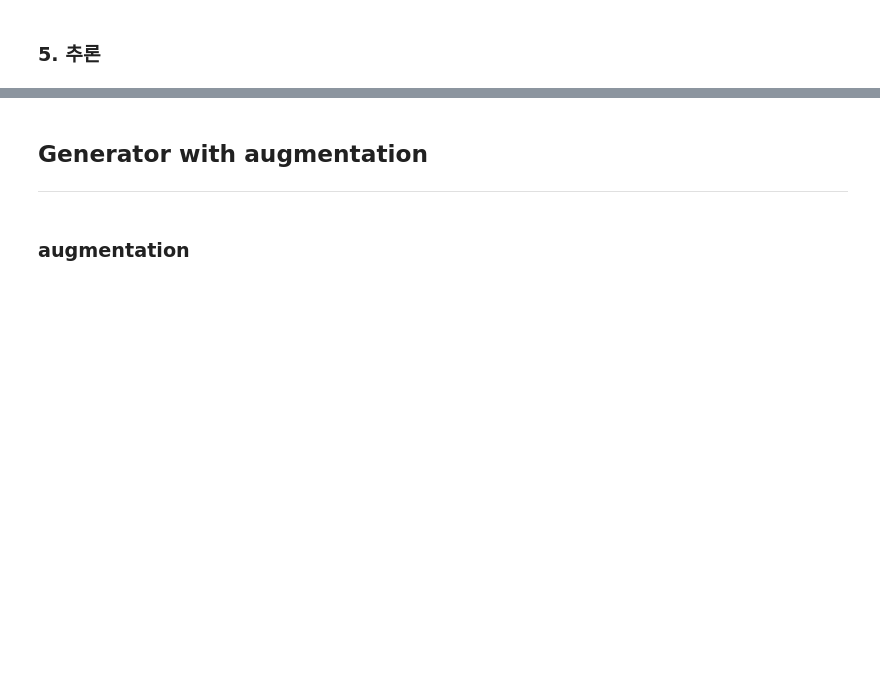
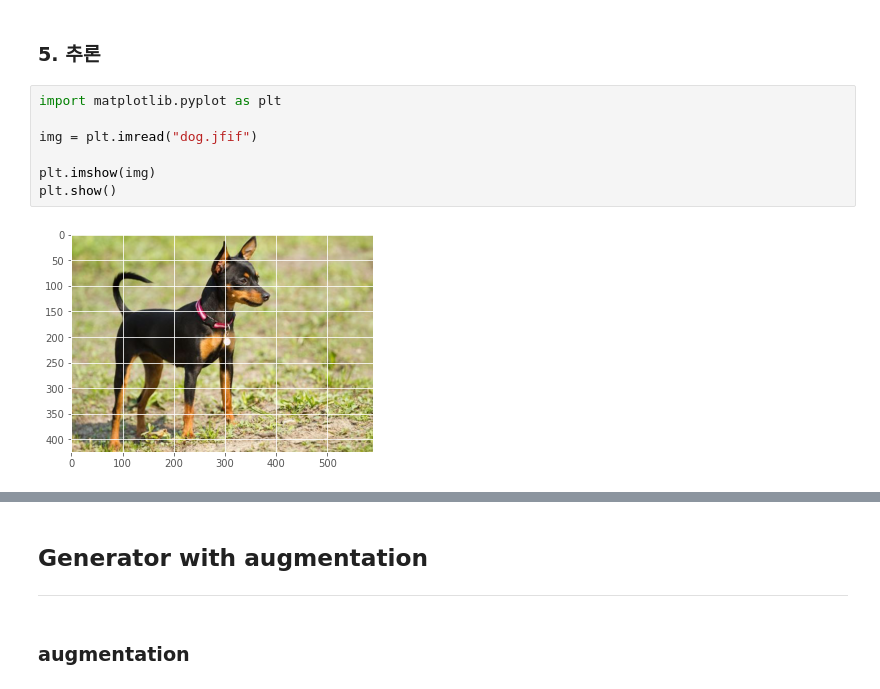
Before and after one commit to josooik/DeepLearning, a Jupyter notebook: segmentation_advence.ipynb, the cells around one changed output, grey strips where cells are left out. Drawn from its saved outputs; the diff is of its cells as text; blank space fills up the shorter version.

```diff
--- a/segmentation_advence.ipynb
+++ b/segmentation_advence.ipynb
@@ -285,2 +364,11 @@ history = model.fit(train_ds,
 # %% [markdown]
 ### 5. 추론
+# %%
+import matplotlib.pyplot as plt
+
+img = plt.imread("dog.jfif")
+
+plt.imshow(img)
+plt.show()
+# %% [output]
+[figure, added]
```
Also changed, not shown: parts of 28 cells of this notebook.
